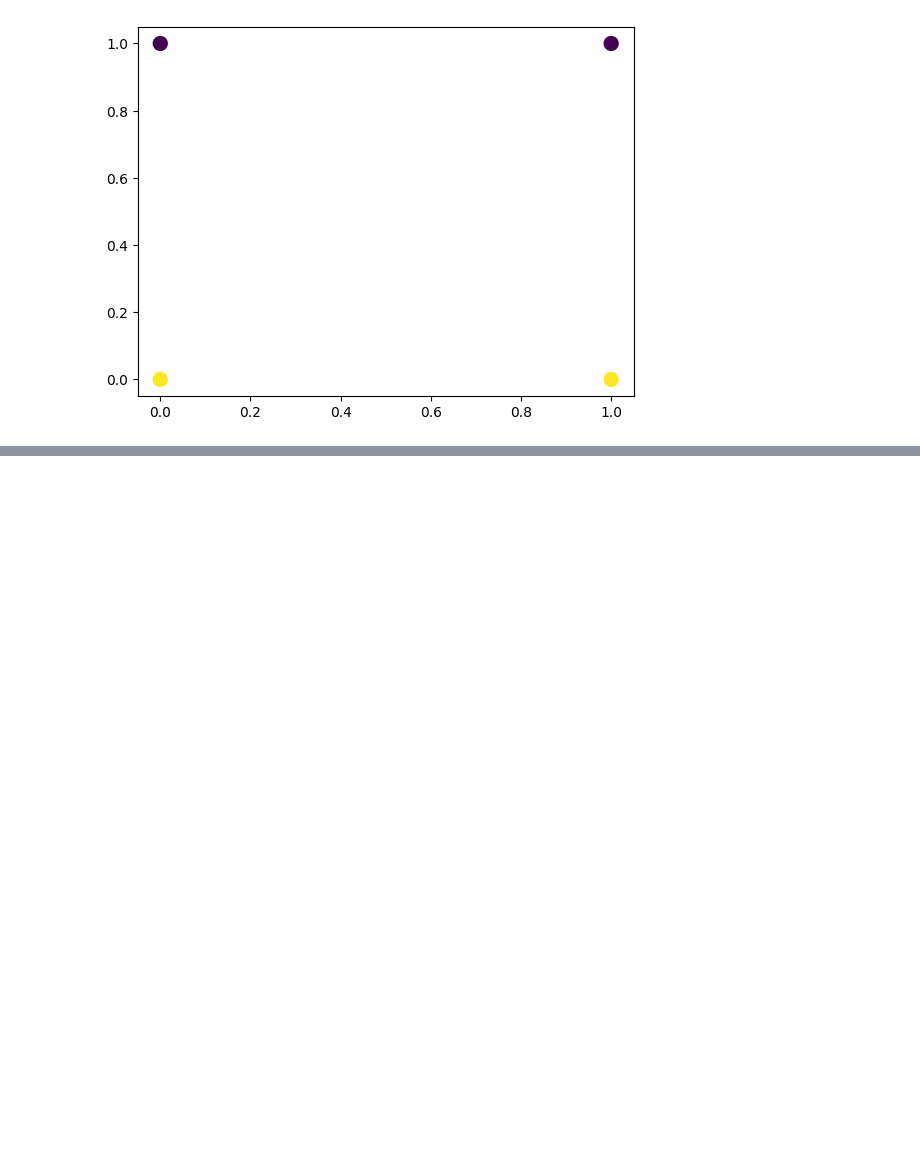
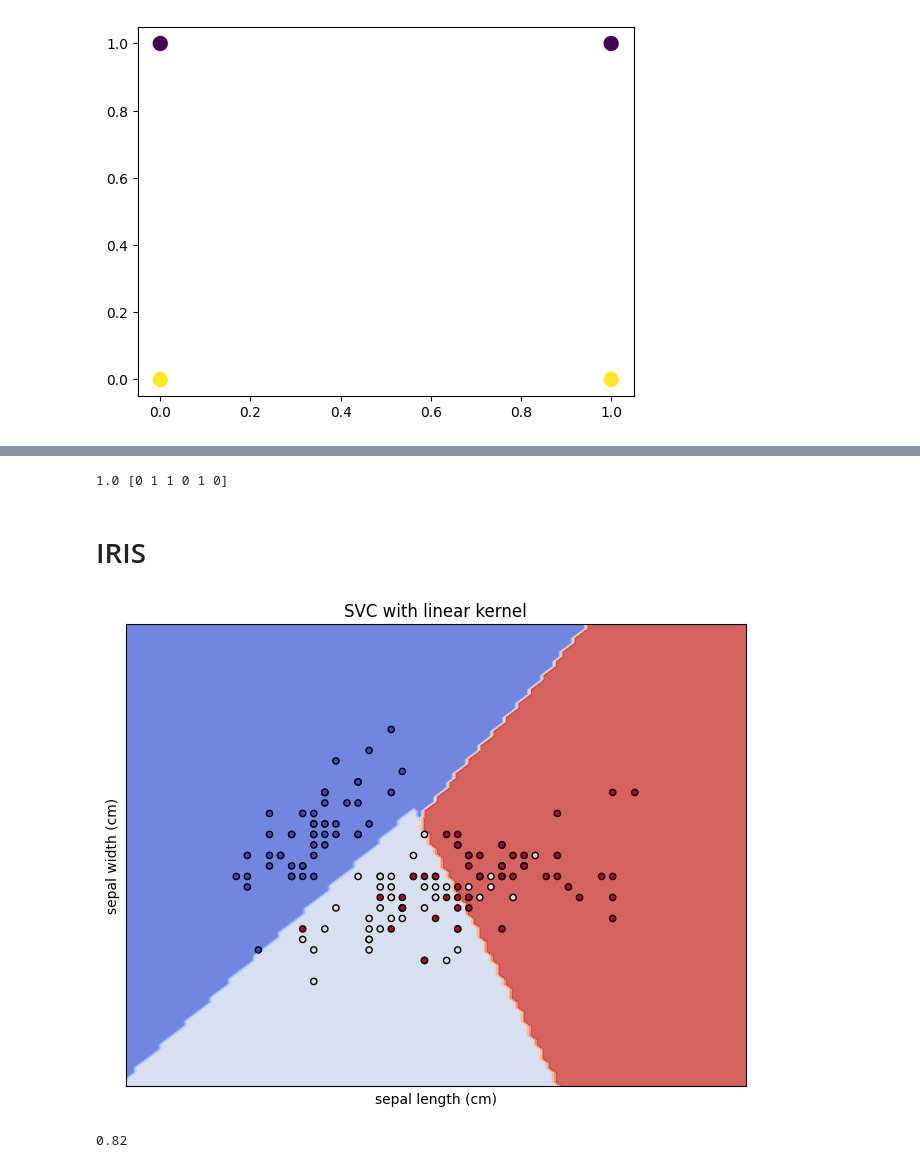
Before and after one commit to pm012/DataScience_sandbox, a Jupyter notebook: notebooks/module5/module5_1.ipynb, the cells around one changed output, grey strips where cells are left out. Drawn from its saved outputs; the diff is of its cells as text; code cells hidden in the pictures; blank space fills up the shorter version.

```diff
--- a/notebooks/module5/module5_1.ipynb
+++ b/notebooks/module5/module5_1.ipynb
@@ -128,0 +292,52 @@ model.decision_function(X)
+# %%
+y_pred = model.predict(X)
+accuracy = accuracy_score(y_pred, y)
+print(accuracy, y_pred)
+# %% [output]
+1.0 [0 1 1 0 1 0]
+# %% [markdown]
+# IRIS
+# %%
+# https://scikit-learn.org/stable/auto_examples/svm/plot_iris_svc.html
+import matplotlib.pyplot as plt
+from sklearn import datasets, svm
+from sklearn.inspection import DecisionBoundaryDisplay
+
+X = iris.data[:, :2]  # we only take the first two features.
+y = iris.target
+
+# we create an instance of SVM and fit out data. We don't scale our
+# data since we want to plot the support vectors
+C = 1.0  # SVM regularization parameter
+model = svm.SVC(kernel='linear', C=C)
+model.fit(X, y)
+
+# title for the plots
+title = "SVC with linear kernel"
+
+fig = plt.figure(figsize=(8, 6))
+ax = fig.add_subplot()
+
+X0, X1 = X[:, 0], X[:, 1]
+
+disp = DecisionBoundaryDisplay.from_estimator(
+    model, X,
+    response_method="predict",
+    cmap=plt.cm.coolwarm,
+    alpha=0.8,
+    ax=ax,
+    xlabel=iris.feature_names[0],
+    ylabel=iris.feature_names[1],
+)
+ax.scatter(X0, X1, c=y, cmap=plt.cm.coolwarm, s=20, edgecolors="k")
+ax.set_xticks(())
+ax.set_yticks(())
+ax.set_title(title)
+plt.show()
+# %% [output]
+[figure, added]
+# %%
+y_pred = model.predict(X)
+accuracy_score(y_pred, y)
+# %% [output]
+0.82
```
Also changed, not shown: parts of 18 cells of this notebook.
